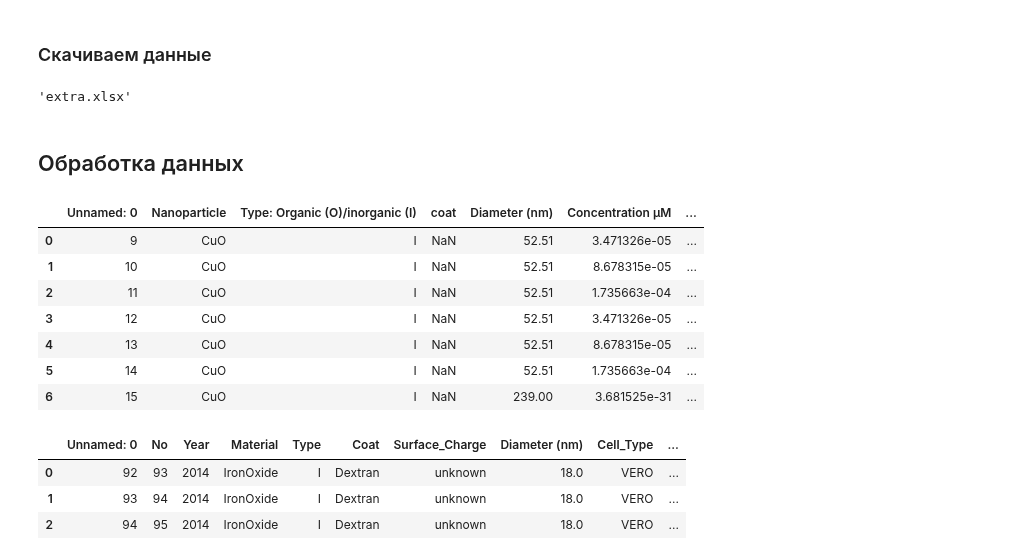
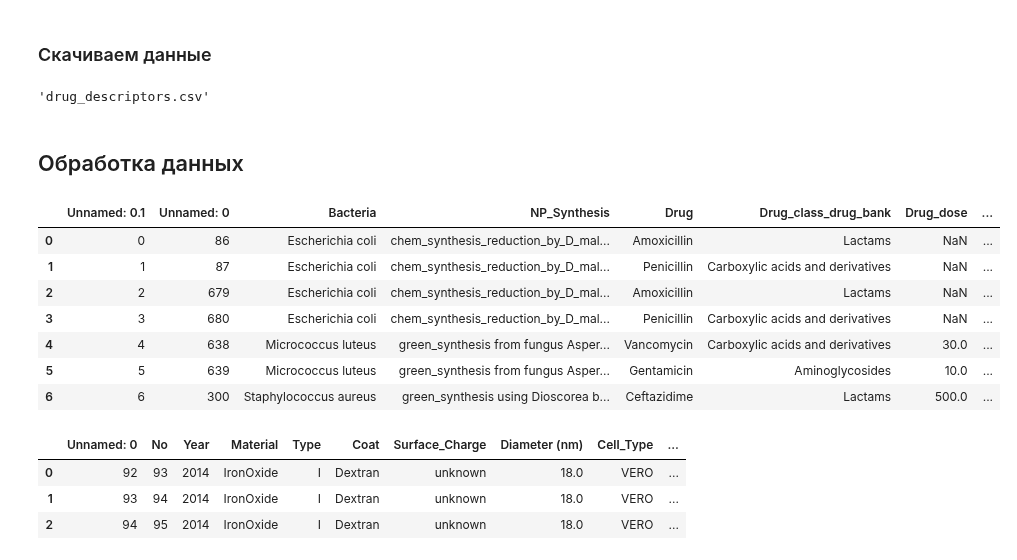
Before and after one commit to dobrotvorn/DataCon23, a Jupyter notebook: HacatonNotebook.ipynb, the cells around one changed output. Saved outputs shown, nothing was run; the diff lists cells and outputs as text; code cells hidden in the pictures.

```diff
--- a/HacatonNotebook.ipynb
+++ b/HacatonNotebook.ipynb
@@ -45,36 +106,37 @@ global path2firstDb
 global path2secondDb
 global numerics
 numerics = ['int16', 'int32', 'int64', 'float16', 'float32', 'float64']
-path2firstDb = '/content/firstDb.csv' if 'google.colab' in sys.modules else 'firstDb.csv'
-path2secondDb = '/content/secondDb.csv' if 'google.colab' in sys.modules else 'secondDb.csv'
+path2data = '/content/data.csv' if 'google.colab' in sys.modules else 'data.csv'
+path2bac_descr = '/content/bacterial_descriptors.csvv' if 'google.colab' in sys.modules else 'bacterial_descriptors.csv'
+path2drug_descr = '/content/drug_descriptors.csv' if 'google.colab' in sys.modules else 'drug_descriptors.csv'
 # %% [markdown]
 ### Скачиваем данные
 # %%
-url1 = 'https://drive.google.com/uc?id=1-3ErIGqYlM-4gC39Mzv1-wlFVGhN80UH'
-url2 = 'https://drive.google.com/uc?id=1-EsWBtWMMc-zO1gxxj7JcJV7en5uwheU'
-utl_extra = 'https://drive.google.com/uc?id=1T2V4SUncM57yFjym-Z_tFkyUSanP1i09'
-output1 = 'firstDb.csv'
-output2 = 'secondDb.csv'
-output_extra = 'extra.xlsx'
+url1 = 'https://raw.githubusercontent.com/dataconHack/hackathon/main/data.csv'
+url2 = 'https://raw.githubusercontent.com/dataconHack/hackathon/main/bacterial_descriptors.csv'
+url3 = 'https://raw.githubusercontent.com/dataconHack/hackathon/main/drug_descriptors.csv9'
+output1 = 'data.csv'
+output2 = 'bacterial_descriptors.csv'
+output3 = 'drug_descriptors.csv'
 gdown.download(url1, output1, quiet=True)
 gdown.download(url2, output2, quiet=True)
-gdown.download(utl_extra, output_extra, quiet=True)
+gdown.download(url3, output3, quiet=True)
 # %% [output]
-'extra.xlsx'
+'drug_descriptors.csv'
 # %% [markdown]
 ## Обработка данных
 # %%
-fdb = pd.read_csv(path2firstDb)
+fdb = pd.read_csv(path2data)
 fdb.head(7)
 # %% [output]
-|  | Unnamed: 0 | Nanoparticle | Type: Organic (O)/inorganic (I) | coat | Diameter (nm) | Concentration μM | ... |
-| 0 | 9 | CuO | I | NaN | 52.51 | 3.471326e-05 | ... |
-| 1 | 10 | CuO | I | NaN | 52.51 | 8.678315e-05 | ... |
-| 2 | 11 | CuO | I | NaN | 52.51 | 1.735663e-04 | ... |
-| 3 | 12 | CuO | I | NaN | 52.51 | 3.471326e-05 | ... |
-| 4 | 13 | CuO | I | NaN | 52.51 | 8.678315e-05 | ... |
-| 5 | 14 | CuO | I | NaN | 52.51 | 1.735663e-04 | ... |
-| 6 | 15 | CuO | I | NaN | 239.00 | 3.681525e-31 | ... |
+|  | Unnamed: 0.1 | Unnamed: 0 | Bacteria | NP_Synthesis | Drug | Drug_class_drug_bank | Drug_dose | ... |
+| 0 | 0 | 86 | Escherichia coli | chem_synthesis_reduction_by_D_mal... | Amoxicillin | Lactams | NaN | ... |
+| 1 | 1 | 87 | Escherichia coli | chem_synthesis_reduction_by_D_mal... | Penicillin | Carboxylic acids and derivatives | NaN | ... |
+| 2 | 2 | 679 | Escherichia coli | chem_synthesis_reduction_by_D_mal... | Amoxicillin | Lactams | NaN | ... |
+| 3 | 3 | 680 | Escherichia coli | chem_synthesis_reduction_by_D_mal... | Penicillin | Carboxylic acids and derivatives | NaN | ... |
+| 4 | 4 | 638 | Micrococcus luteus | green_synthesis from fungus Asper... | Vancomycin | Carboxylic acids and derivatives | 30.0 | ... |
+| 5 | 5 | 639 | Micrococcus luteus | green_synthesis from fungus Asper... | Gentamicin | Aminoglycosides | 10.0 | ... |
+| 6 | 6 | 300 | Staphylococcus aureus | green_synthesis using Dioscorea b... | Ceftazidime | Lactams | 500.0 | ... |
 # %%
 # Сразу же видим выброс в 6й строчке -> обработаем:
 fdb.iloc[6,5] = fdb.iloc[6,5]* 10 ** 20
```
Also changed, not shown: parts of 3 cells of this notebook.
